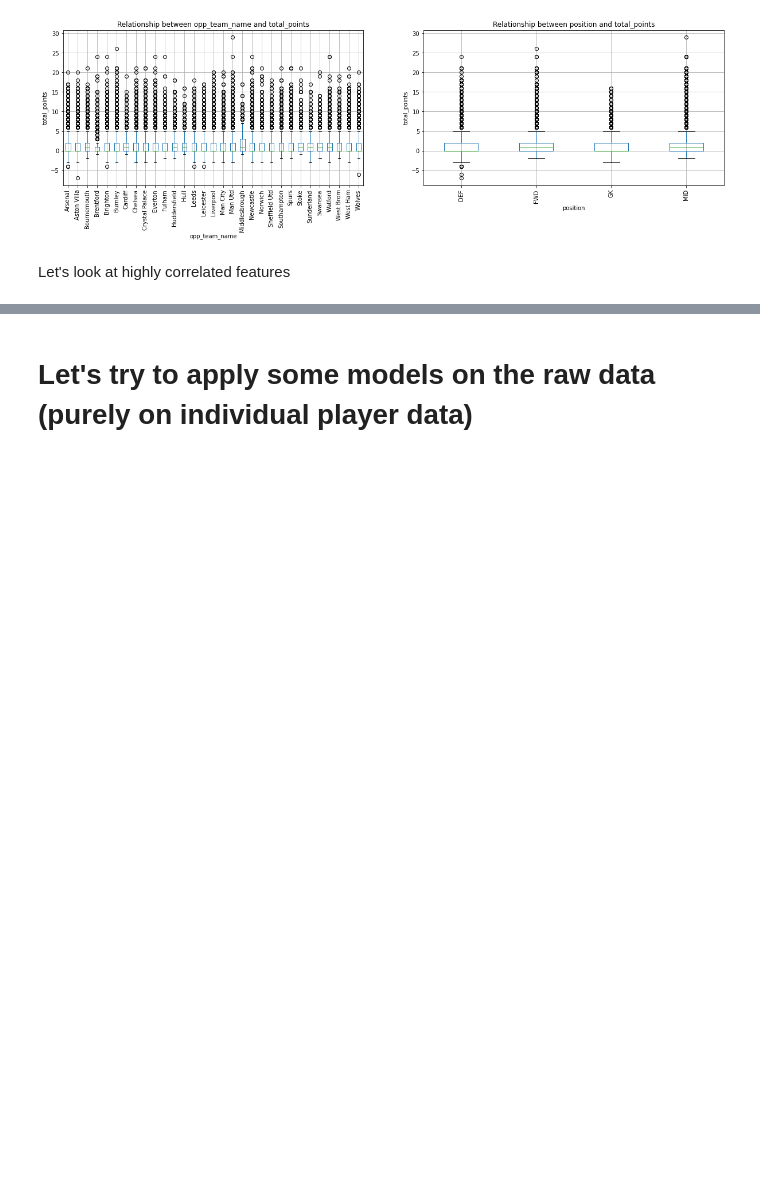
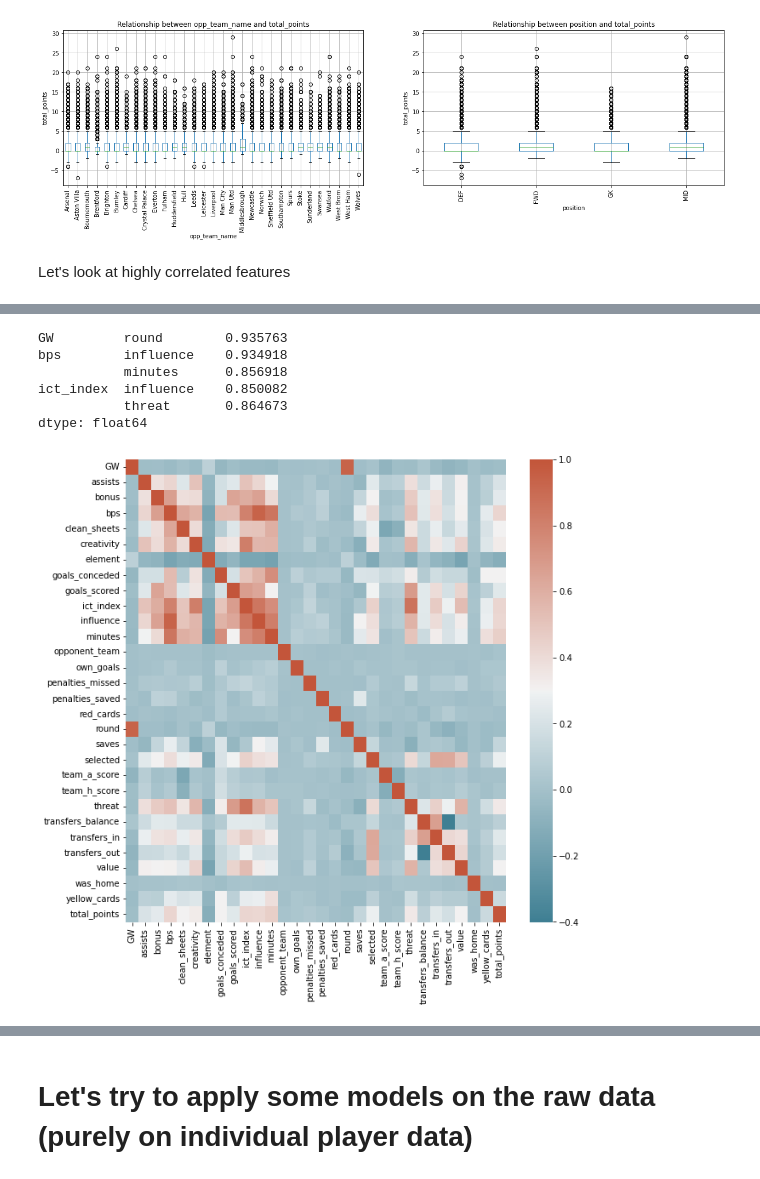
Before and after one commit to eklavyaj/FPL-Predictor, a Jupyter notebook: EDA_avg.ipynb, the cells around one changed output, grey strips where cells are left out. Cells and saved outputs as stored; diff of their text form; code cells hidden in the pictures; blank space fills up the shorter version.

```diff
--- a/EDA_avg.ipynb
+++ b/EDA_avg.ipynb
@@ -323,0 +348,16 @@ corr_matrix.style.background_gradient(cmap='coolwarm')
+# %%
+# heatmap of correlation matrix
+df_corr = df.corr()
+plt.figure(figsize=(10, 10))
+sns.heatmap(df_corr, cmap=sns.diverging_palette(220, 20, as_cmap=True))
+
+# Take a loot at the most highly correlated features
+df_corr[df_corr >= 0.85].where(np.triu(np.ones(df_corr.shape), k = 1).astype(np.bool8)).stack()
+# %% [output]
+GW         round        0.935763
+bps        influence    0.934918
+           minutes      0.856918
+ict_index  influence    0.850082
+           threat       0.864673
+dtype: float64
+[figure, added]
```
Also changed, not shown: parts of 10 cells of this notebook.
